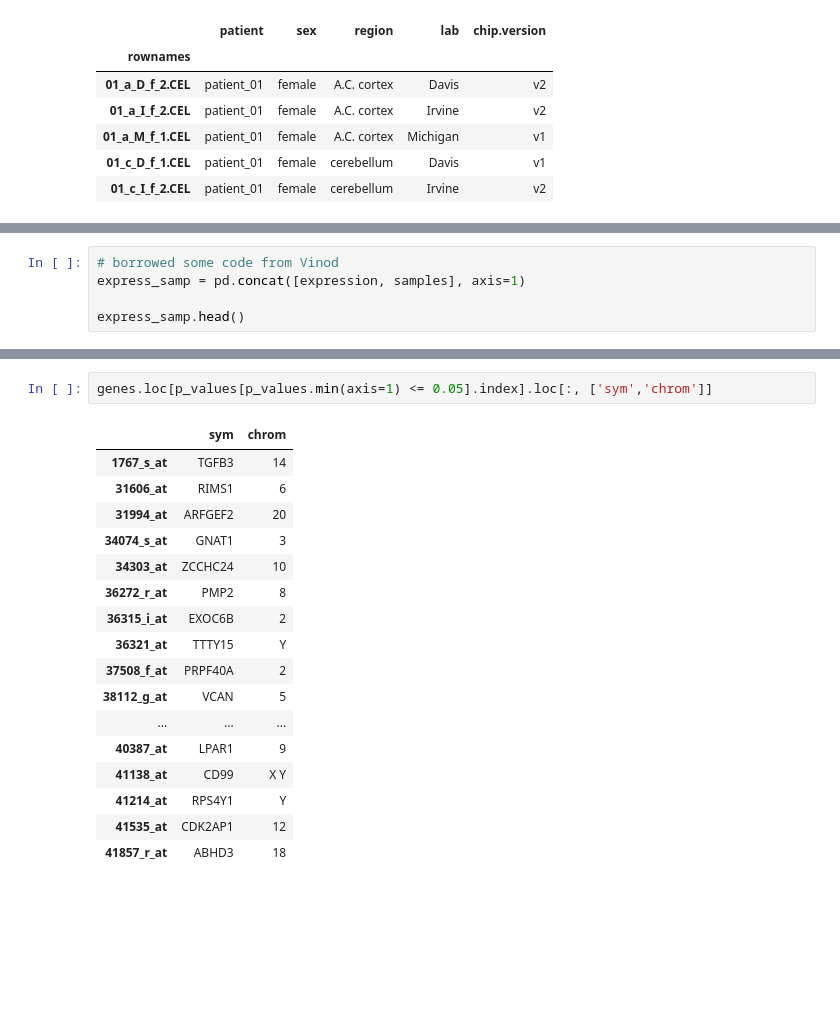
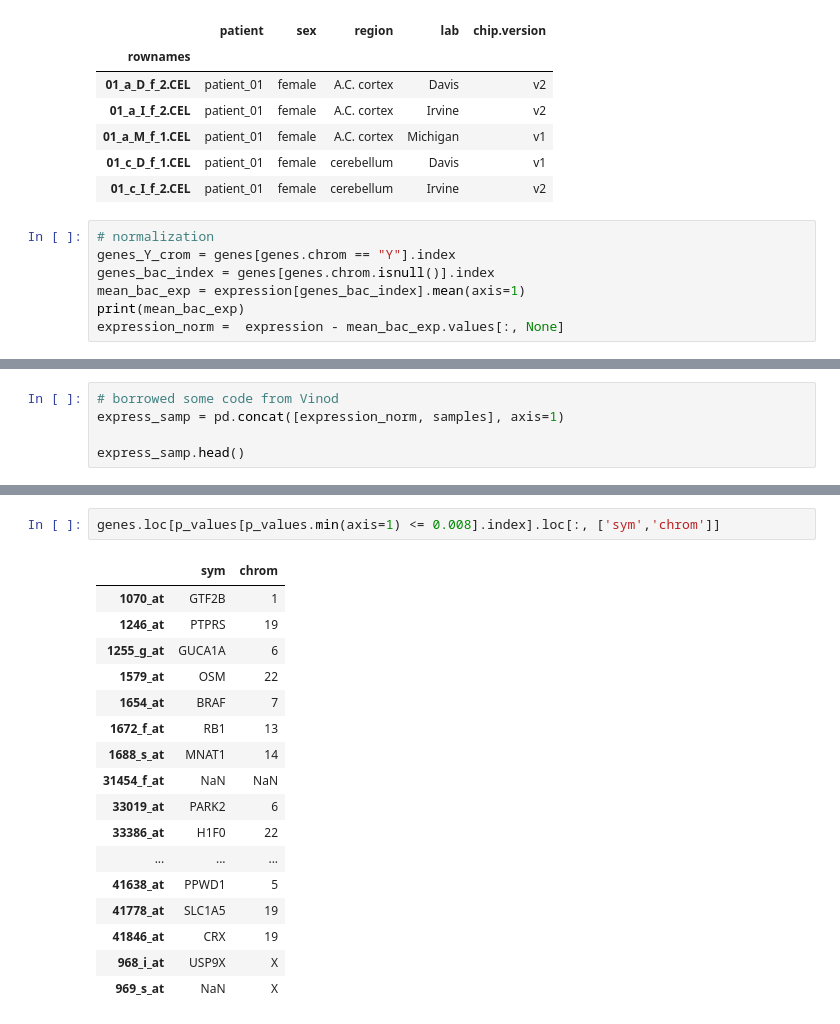
Before and after one commit to unique-subedi/604-gene-expression, a Jupyter notebook: Xinhe_gene_expression_master.ipynb, the cells around one changed output, grey strips where cells are left out. Cells and saved outputs as stored; diff of their text form; blank space fills up the shorter version.

```diff
--- a/Xinhe_gene_expression_master.ipynb
+++ b/Xinhe_gene_expression_master.ipynb
@@ -59,3 +62,10 @@ samples.head()
 | 01_a_M_f_1.CEL | patient_01 | female | A.C. cortex | Michigan | v1 |
 | 01_c_D_f_1.CEL | patient_01 | female | cerebellum | Davis | v1 |
 | 01_c_I_f_2.CEL | patient_01 | female | cerebellum | Irvine | v2 |
+# %%
+# normalization
+genes_Y_crom = genes[genes.chrom == "Y"].index
+genes_bac_index = genes[genes.chrom.isnull()].index
+mean_bac_exp = expression[genes_bac_index].mean(axis=1)
+print(mean_bac_exp)
+expression_norm =  expression - mean_bac_exp.values[:, None]
@@ -62,6 +85,6 @@ samples.head()
 # %%
 # borrowed some code from Vinod
-express_samp = pd.concat([expression, samples], axis=1)
+express_samp = pd.concat([expression_norm, samples], axis=1)
 
 express_samp.head()
 # %% [output]
@@ -150,20 +173,20 @@ p_values[p_values.min(axis=1) <= 0.05]
 # %%
-genes.loc[p_values[p_values.min(axis=1) <= 0.05].index].loc[:, ['sym','chrom']]
+genes.loc[p_values[p_values.min(axis=1) <= 0.008].index].loc[:, ['sym','chrom']]
 # %% [output]
 |  | sym | chrom |
-| 1767_s_at | TGFB3 | 14 |
-| 31606_at | RIMS1 | 6 |
-| 31994_at | ARFGEF2 | 20 |
-| 34074_s_at | GNAT1 | 3 |
-| 34303_at | ZCCHC24 | 10 |
-| 36272_r_at | PMP2 | 8 |
-| 36315_i_at | EXOC6B | 2 |
-| 36321_at | TTTY15 | Y |
-| 37508_f_at | PRPF40A | 2 |
-| 38112_g_at | VCAN | 5 |
+| 1070_at | GTF2B | 1 |
+| 1246_at | PTPRS | 19 |
+| 1255_g_at | GUCA1A | 6 |
+| 1579_at | OSM | 22 |
+| 1654_at | BRAF | 7 |
+| 1672_f_at | RB1 | 13 |
+| 1688_s_at | MNAT1 | 14 |
+| 31454_f_at | NaN | NaN |
+| 33019_at | PARK2 | 6 |
+| 33386_at | H1F0 | 22 |
 | ... | ... | ... |
-| 40387_at | LPAR1 | 9 |
-| 41138_at | CD99 | X Y |
-| 41214_at | RPS4Y1 | Y |
-| 41535_at | CDK2AP1 | 12 |
-| 41857_r_at | ABHD3 | 18 |
+| 41638_at | PPWD1 | 5 |
+| 41778_at | SLC1A5 | 19 |
+| 41846_at | CRX | 19 |
+| 968_i_at | USP9X | X |
+| 969_s_at | NaN | X |
```
Also changed, not shown: parts of 6 cells of this notebook.
